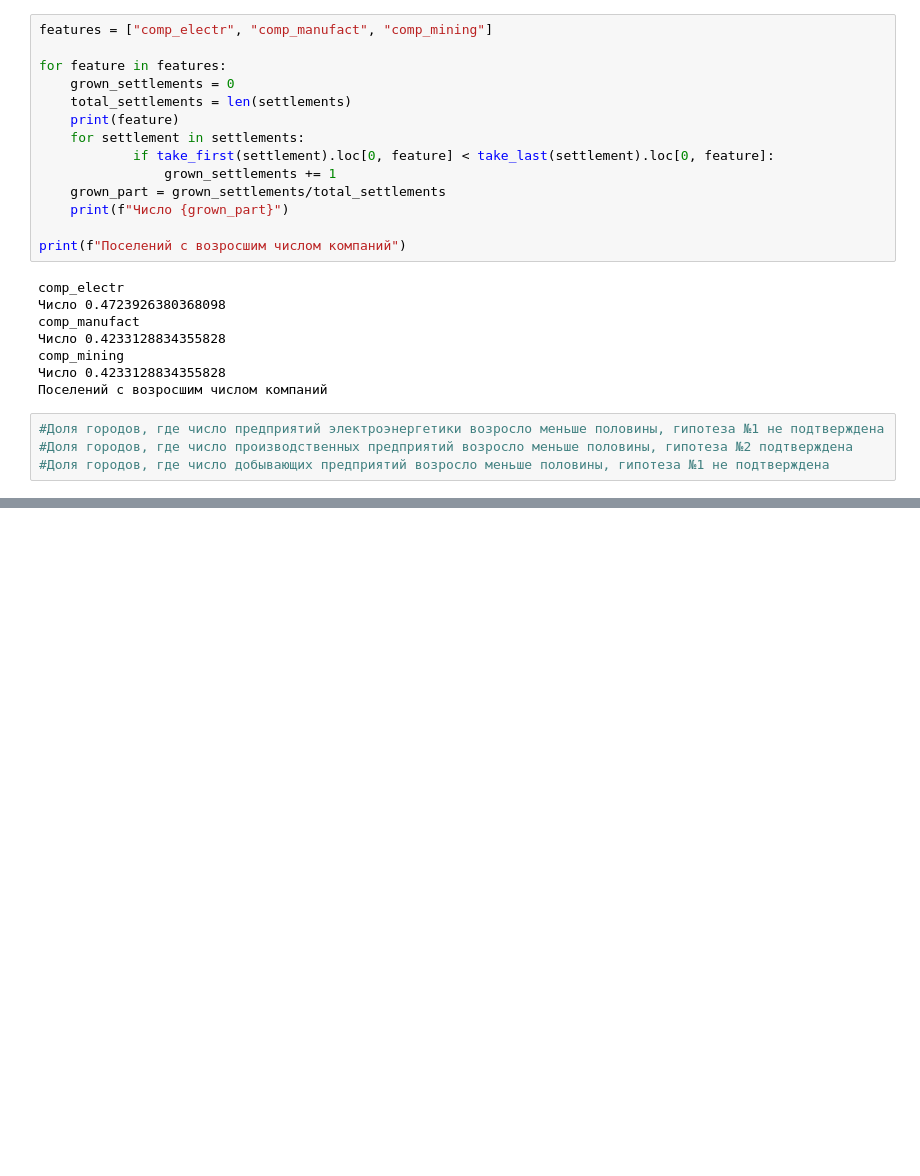
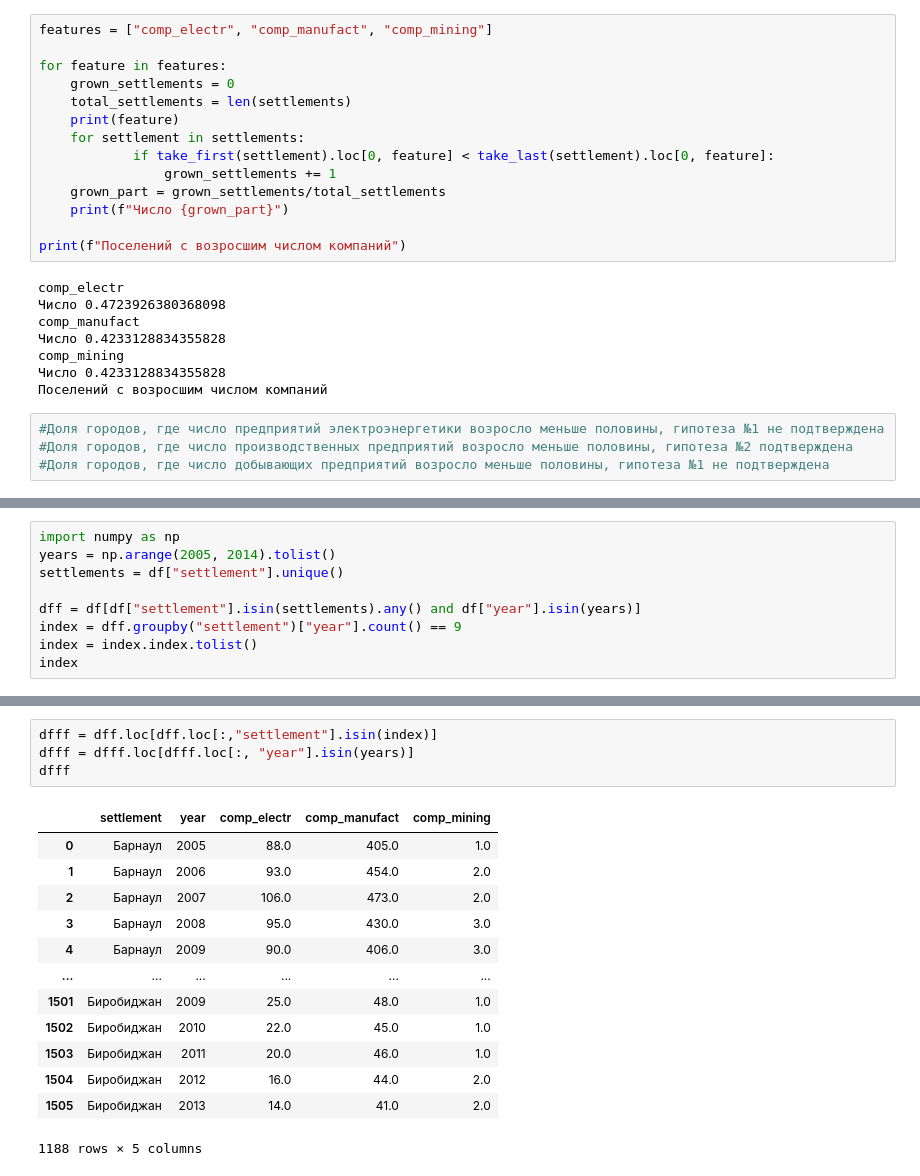
Before and after one commit to BGSs2019/data_science_practice, a Jupyter notebook: cities_analyses.ipynb, the cells around one changed output, grey strips where cells are left out. Cells and saved outputs as stored; diff of their text form; blank space fills up the shorter version.

```diff
--- a/cities_analyses.ipynb
+++ b/cities_analyses.ipynb
@@ -203,0 +221,9 @@ comp_mining
+# %%
+import numpy as np
+years = np.arange(2005, 2014).tolist()
+settlements = df["settlement"].unique()
+
+dff = df[df["settlement"].isin(settlements).any() and df["year"].isin(years)]
+index = dff.groupby("settlement")["year"].count() == 9
+index = index.index.tolist()
+index
@@ -203,0 +248,18 @@ comp_mining
+# %%
+dfff = dff.loc[dff.loc[:,"settlement"].isin(index)]
+dfff = dfff.loc[dfff.loc[:, "year"].isin(years)]
+dfff
+# %% [output]
+|  | settlement | year | comp_electr | comp_manufact | comp_mining |
+| 0 | Барнаул | 2005 | 88.0 | 405.0 | 1.0 |
+| 1 | Барнаул | 2006 | 93.0 | 454.0 | 2.0 |
+| 2 | Барнаул | 2007 | 106.0 | 473.0 | 2.0 |
+| 3 | Барнаул | 2008 | 95.0 | 430.0 | 3.0 |
+| 4 | Барнаул | 2009 | 90.0 | 406.0 | 3.0 |
+| ... | ... | ... | ... | ... | ... |
+| 1501 | Биробиджан | 2009 | 25.0 | 48.0 | 1.0 |
+| 1502 | Биробиджан | 2010 | 22.0 | 45.0 | 1.0 |
+| 1503 | Биробиджан | 2011 | 20.0 | 46.0 | 1.0 |
+| 1504 | Биробиджан | 2012 | 16.0 | 44.0 | 2.0 |
+| 1505 | Биробиджан | 2013 | 14.0 | 41.0 | 2.0 |
+1188 rows × 5 columns
```
Also changed, not shown: parts of 6 cells of this notebook.
